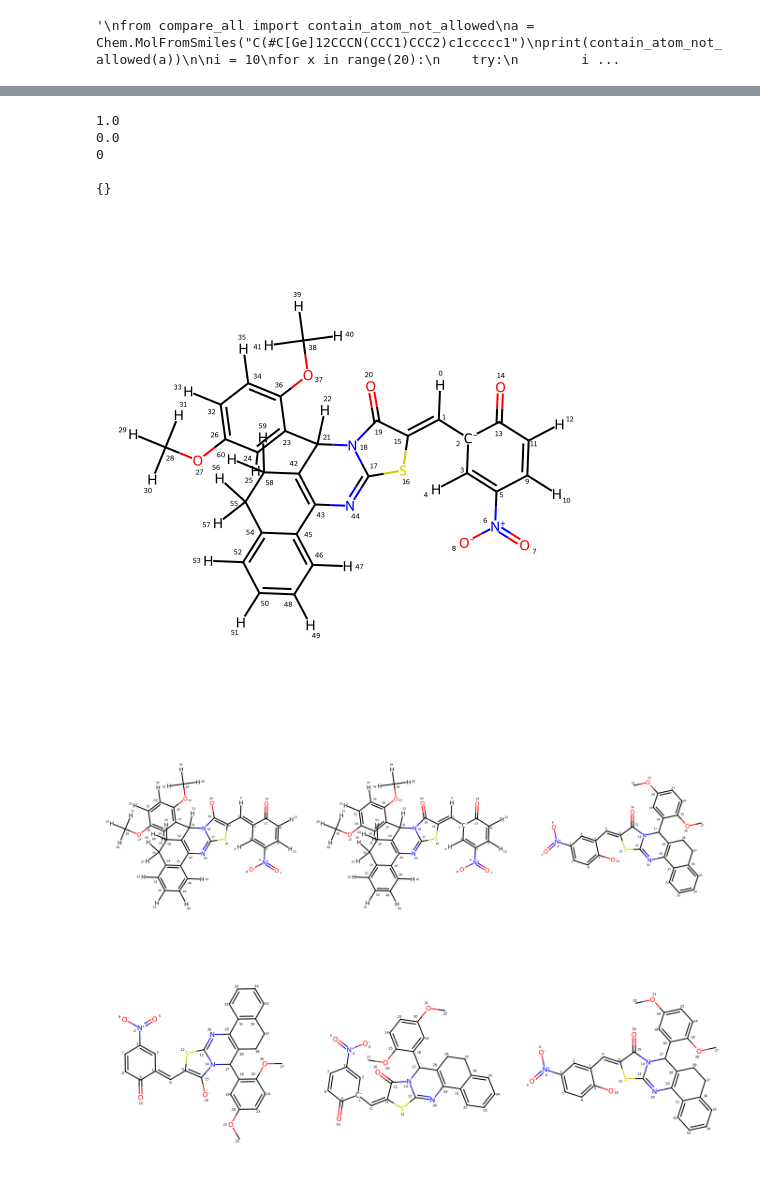
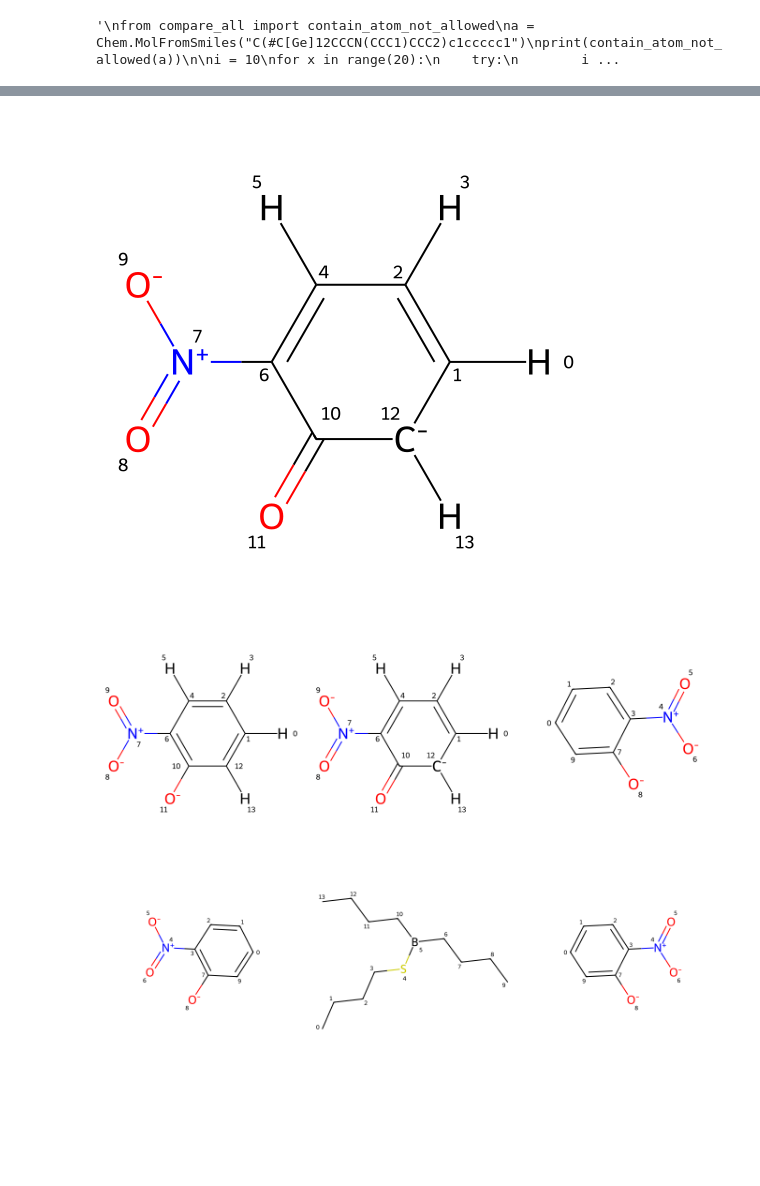
Before and after one commit to DOCH-2/BOSolver, a Jupyter notebook: compare.ipynb, the cells around one changed output, grey strips where cells are left out. Cells and saved outputs as stored; diff of their text form; code cells hidden in the pictures; blank space fills up the shorter version.

```diff
--- a/compare.ipynb
+++ b/compare.ipynb
@@ -27,7 +27,7 @@ for x in range(20):
 # %% [output]
 '\nfrom compare_all import contain_atom_not_allowed\na = Chem.MolFromSmiles("C(#C[Ge]12CCCN(CCC1)CCC2)c1ccccc1")\nprint(contain_atom_not_allowed(a))\n\ni = 10\nfor x in range(20):\n    try:\n        i ...
 # %%
-smiles = "[H]c1sc(S(=O)(=O)N([H])c2c([H])c([H])c([H])c([H])c2C([O-])=NC([H])([H])C([H])([H])C([H])([H])C([H])([H])[H])c([H])c1[H]"
+smiles = "[H]c1c([H])c([H])c([N+](=O)[O-])c([O-])c1[H]"
 #smiles = "[H]C(c1c([H])c([N+](=O)[O-])c([H])c([H])c1[O-])=c1sc2n(c1=O)C([H])(c1c([H])c(OC([H])([H])[H])c([H])c([H])c1OC([H])([H])[H])C1=C(N=2)c2c([H])c([H])c([H])c([H])c2C([H])([H])C1([H])[H]"
 #smiles = "[H]OC([H])([H])c1c([H])c([H])c(C2([H])OC([H])(c3c([H])c([H])c([H])c(N([H])C(=O)C([H])([H])C([H])([H])C([H])([H])C([H])([H])C([H])([H])C([H])([H])C([H])([H])C([H])([H])C([H])([H])C([H])([H])C([H])([H])C([H])([H])C([H])([H])C([H])([H])C([H])([H])[H])c3[H])OC([H])(C([H])([H])Sc3c([H])c([H])c([H])c([H])[n+]3[O-])C2([H])[H])c([H])c1[H]"
 #smiles = "[H]c1sc(C([H])([H])c2nnn(C([H])(C(=O)OC([H])([H])[H])C([H])([H])C([H])([H])C([H])(N=[N+]=[N-])C(=O)OC([H])([H])[H])n2)c([H])c1[H]"
@@ -224,32 +221,26 @@ rd_actobo1
 ##print(lp)
 ##print(bond_mapping)
 # %%
-bond_sum2 = np.sum(bo_matrix2, axis=-1)
-lp2 = (group_list - chg_list2 - bond_sum2)/2
-print(bond_sum2[30])
-print(lp2[30])
-print(chg_list2[30])
-print()
-print(bond_mapping)
+#bond_sum2 = np.sum(bo_matrix2, axis=-1)
+#lp2 = (group_list - chg_list2 - bond_sum2)/2
+#print(bond_sum2[30])
+#print(lp2[30])
+#print(chg_list2[30])
+#print()
+#print(bond_mapping)
-# %% [output]
-1.0
-0.0
-0
-
-{}
 # %%
 #for i, atom in enumerate(rd_actobo2.GetAtoms()):
 #    atom.SetProp("atomLabel", atom.GetSymbol())
 #    atom.SetFormalCharge(int(chg_list2[i]))
-rd_actobo2_rH = Chem.RemoveHs(rd_actobo2)
+#rd_actobo2_rH = Chem.RemoveHs(rd_actobo2)
 rd_actobo2
 # %% [output]
-[figure, old version]
+[figure, new version]
 # %%
 Draw.MolsToGridImage([rd_actobo1, rd_actobo2, Chem.MolFromSmiles(smiles)], subImgSize=(450,450))
 # %% [output]
-[figure, old version]
+[figure, new version]
 # %%
 Draw.MolsToGridImage([rd_actobo1_rH, rd_actobo2_rH, Chem.MolFromSmiles(smiles)], subImgSize=(450,450))
 # %% [output]
-[figure, old version]
+[figure, new version]
```
Also changed, not shown: parts of 4 cells of this notebook, 1 other file.
